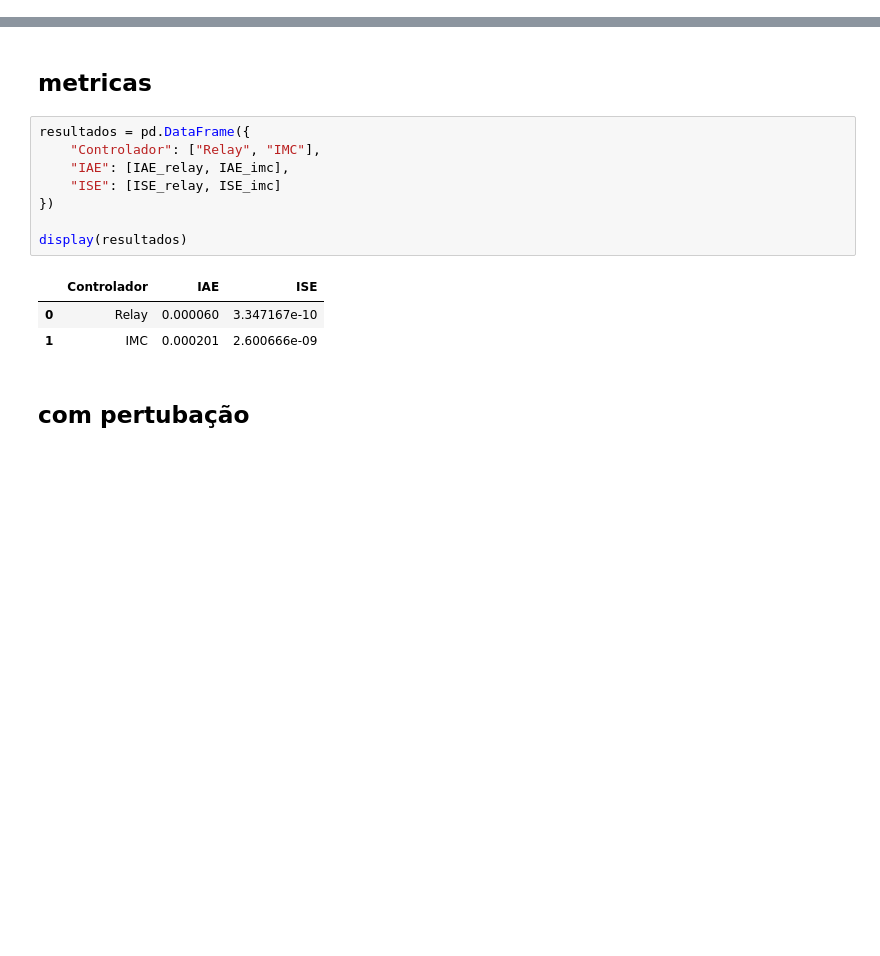
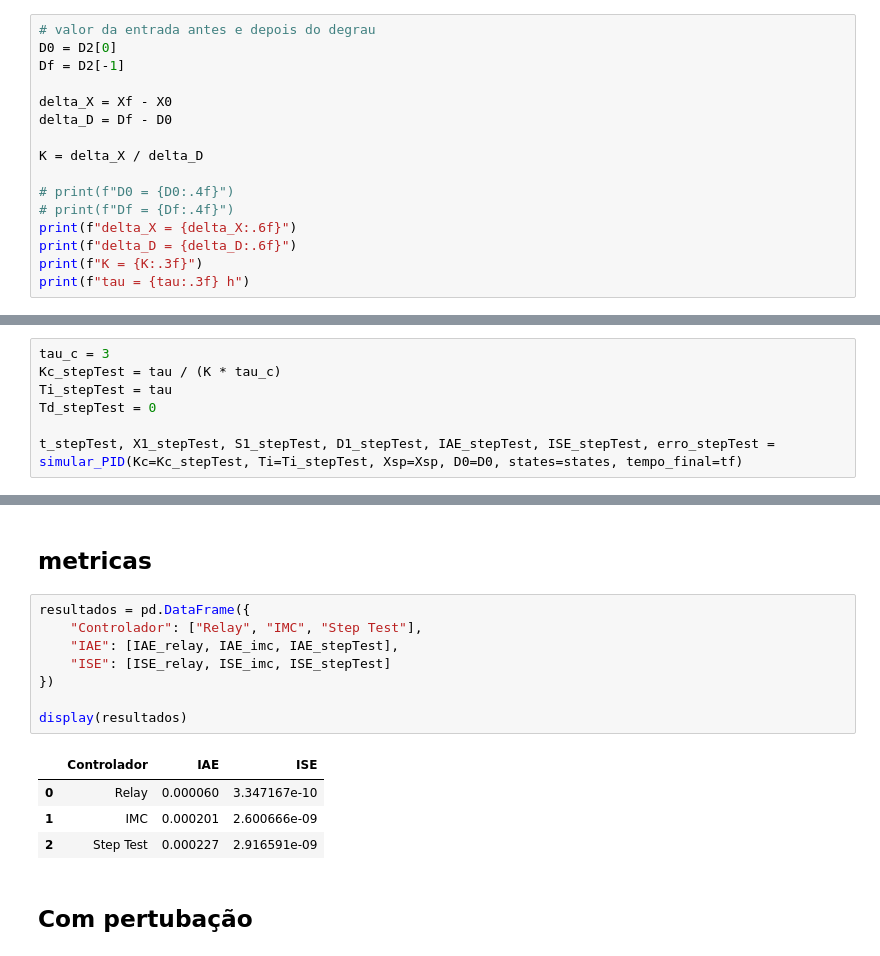
Before and after one commit to andersonmoura-cn/BioReator, a Jupyter notebook: src/sincronizacao.ipynb, the cells around one changed output, grey strips where cells are left out. Saved outputs shown, nothing was run; the diff lists cells and outputs as text; blank space fills up the shorter version.

Commit message:
add sincronização step test 63% com IMC

```diff
--- a/src/sincronizacao.ipynb
+++ b/src/sincronizacao.ipynb
@@ -192,0 +258,16 @@ Após descontinuidade (t = 10), a segunda derivada não muda de sinal, não tend
+# %%
+# valor da entrada antes e depois do degrau
+D0 = D2[0]
+Df = D2[-1]
+
+delta_X = Xf - X0
+delta_D = Df - D0
+
+K = delta_X / delta_D
+
+# print(f"D0 = {D0:.4f}")
+# print(f"Df = {Df:.4f}")
+print(f"delta_X = {delta_X:.6f}")
+print(f"delta_D = {delta_D:.6f}")
+print(f"K = {K:.3f}")
+print(f"tau = {tau:.3f} h")
@@ -192,0 +279,7 @@ Após descontinuidade (t = 10), a segunda derivada não muda de sinal, não tend
+# %%
+tau_c = 3
+Kc_stepTest = tau / (K * tau_c)
+Ti_stepTest = tau
+Td_stepTest = 0
+
+t_stepTest, X1_stepTest, S1_stepTest, D1_stepTest, IAE_stepTest, ISE_stepTest, erro_stepTest = simular_PID(Kc=Kc_stepTest, Ti=Ti_stepTest, Xsp=Xsp, D0=D0, states=states, tempo_final=tf)
@@ -254,18 +352,19 @@ Td = 0.000 h
 ## metricas
 # %%
 resultados = pd.DataFrame({
-    "Controlador": ["Relay", "IMC"],
-    "IAE": [IAE_relay, IAE_imc],
-    "ISE": [ISE_relay, ISE_imc]
+    "Controlador": ["Relay", "IMC", "Step Test"],
+    "IAE": [IAE_relay, IAE_imc, IAE_stepTest],
+    "ISE": [ISE_relay, ISE_imc, ISE_stepTest]
 })
 
 display(resultados)
 # %% [output]
 |  | Controlador | IAE | ISE |
 | 0 | Relay | 0.000060 | 3.347167e-10 |
 | 1 | IMC | 0.000201 | 2.600666e-09 |
+| 2 | Step Test | 0.000227 | 2.916591e-09 |
 # %% [markdown]
-## com pertubação
+## Com pertubação
 # %%
 # simulacao com Tc = 3h
 Tc = 3  # h
```
Also changed, not shown: parts of 15 cells of this notebook, 1 other file.
